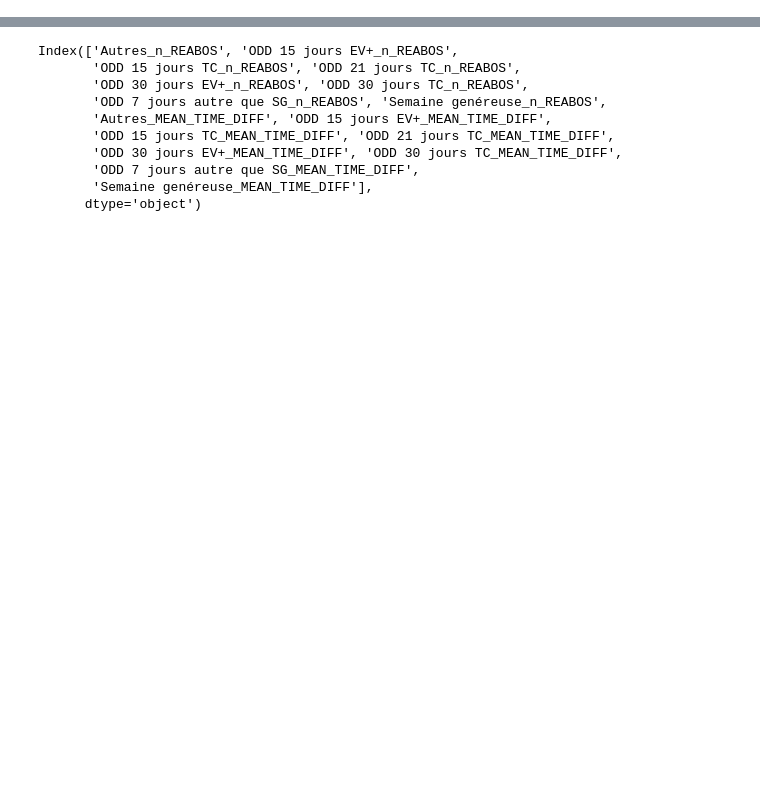
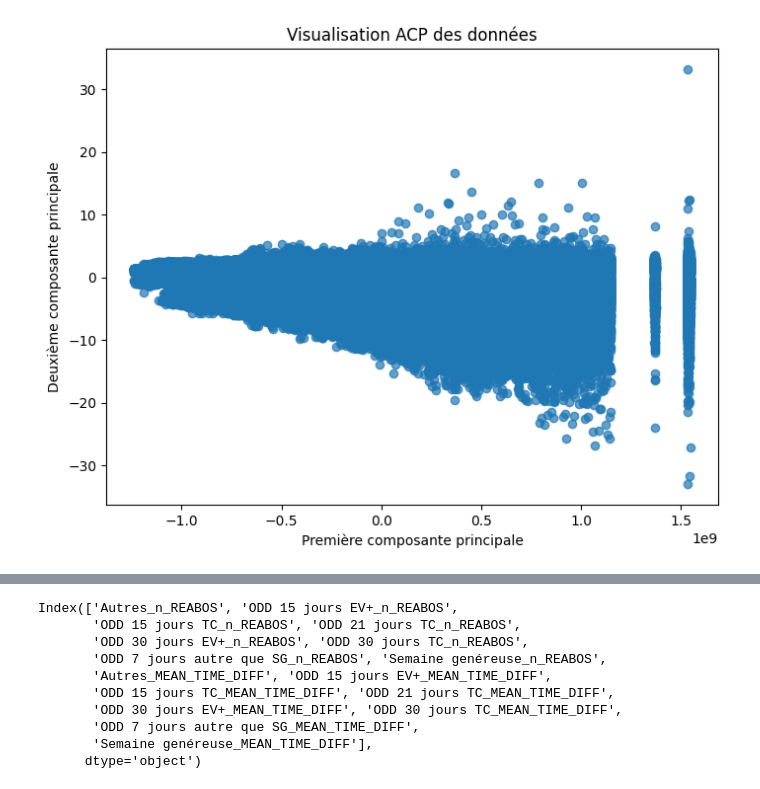
Before and after one commit to Statapp-CANAL/Statapp-CANAL, a Jupyter notebook: Data_operations/KMeans.ipynb, the cells around one changed output, grey strips where cells are left out. Drawn from its saved outputs; the diff is of its cells as text; code cells hidden in the pictures; blank space fills up the shorter version.

```diff
--- a/Data_operations/KMeans.ipynb
+++ b/Data_operations/KMeans.ipynb
@@ -18,3 +20,7 @@ from Tool_Functions.comportment_reabo import *
 new_df = file_to_dataframe(path_antoine + 'new_datas_diff_%.csv')
 # %%
 df = new_df.drop(columns = ['NB_APPARITIONS', 'MOY_DELAI'])
+# %%
+# Supposons que df est votre DataFrame et qu'il contient des valeurs 'inf'
+# Remplacer 'inf' par NaN pour le traitement ultérieur
+df.replace([np.inf, -np.inf], np.nan, inplace=True)
@@ -20,0 +43,18 @@ df = new_df.drop(columns = ['NB_APPARITIONS', 'MOY_DELAI'])
+# %%
+# Séparer la colonne ID_ABONNE
+df_id = df[['ID_ABONNE']].copy()
+
+# Séparer les données à normaliser (sans la colonne ID_ABONNE)
+df_to_scale = df.drop(columns=['ID_ABONNE'])
+# %%
+
+# Mise à l'échelle des données sans ID_ABONNE
+scaler = StandardScaler()
+df_scaled = pd.DataFrame(scaler.fit_transform(df_to_scale.fillna(0)), columns=df_to_scale.columns)
+
+# Concaténation de la colonne ID_ABONNE avec les données normalisées
+df_scaled = pd.concat([df_id, df_scaled], axis=1)
+# %%
+# Remplacer les NaN standardisés par une valeur qui est significativement différente de la distribution des données
+# Par exemple, en les mettant à -3 qui est environ 3 écarts types en dessous de la moyenne
+df_scaled[np.isnan(df)] = -3
@@ -20,0 +77,13 @@ df = new_df.drop(columns = ['NB_APPARITIONS', 'MOY_DELAI'])
+# %%
+pca = PCA(n_components=2)  # Réduction à 2 dimensions pour la visualisation
+df_pca = pca.fit_transform(df_scaled)
+
+# Visualisation
+plt.figure(figsize=(8, 6))
+plt.scatter(df_pca[:, 0], df_pca[:, 1], alpha=0.7)
+plt.xlabel('Première composante principale')
+plt.ylabel('Deuxième composante principale')
+plt.title('Visualisation ACP des données')
+plt.show()
+# %% [output]
+[figure, added]
```
Also changed, not shown: parts of 8 cells of this notebook.
